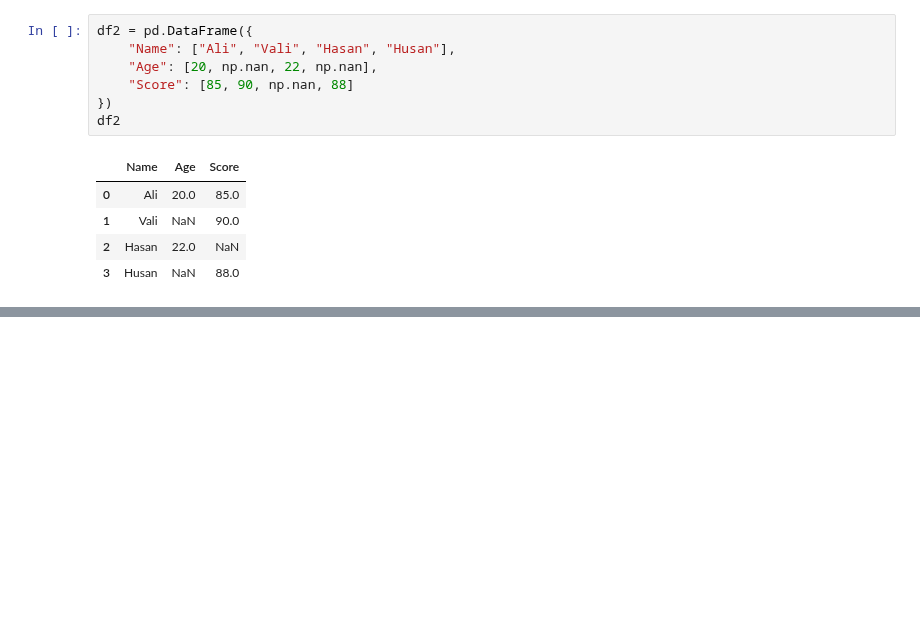
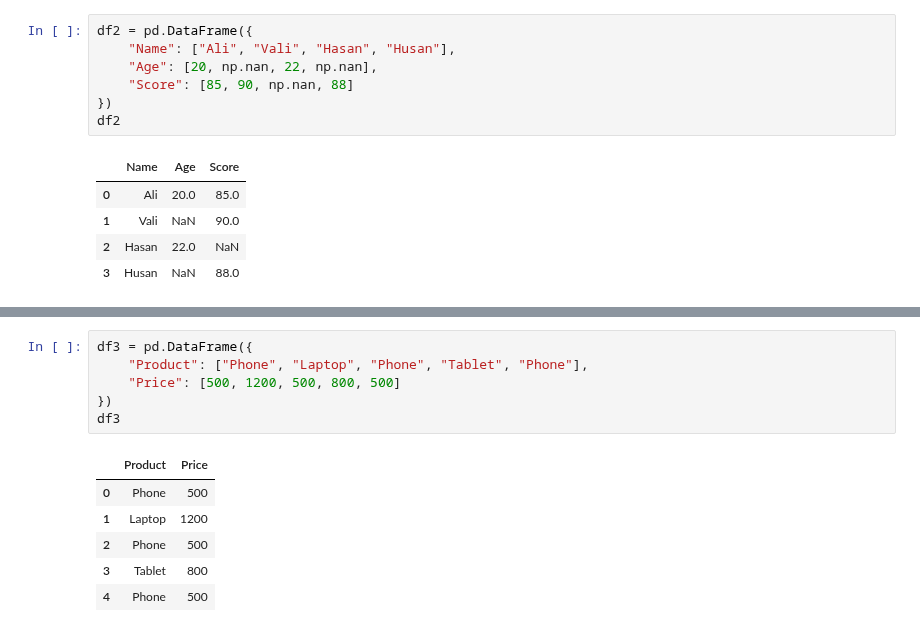
Before and after one commit to izzat-ai/learning-ai, a Jupyter notebook: pandas_data_preparation/24_dec_practice.ipynb, the cells around one changed output, grey strips where cells are left out. Cells and saved outputs as stored; diff of their text form; blank space fills up the shorter version.

```diff
--- a/pandas_data_preparation/24_dec_practice.ipynb
+++ b/pandas_data_preparation/24_dec_practice.ipynb
@@ -49,0 +57,13 @@ df2
+# %%
+df3 = pd.DataFrame({
+    "Product": ["Phone", "Laptop", "Phone", "Tablet", "Phone"],
+    "Price": [500, 1200, 500, 800, 500]
+})
+df3
+# %% [output]
+|  | Product | Price |
+| 0 | Phone | 500 |
+| 1 | Laptop | 1200 |
+| 2 | Phone | 500 |
+| 3 | Tablet | 800 |
+| 4 | Phone | 500 |
```
Also changed, not shown: parts of 15 cells of this notebook.
